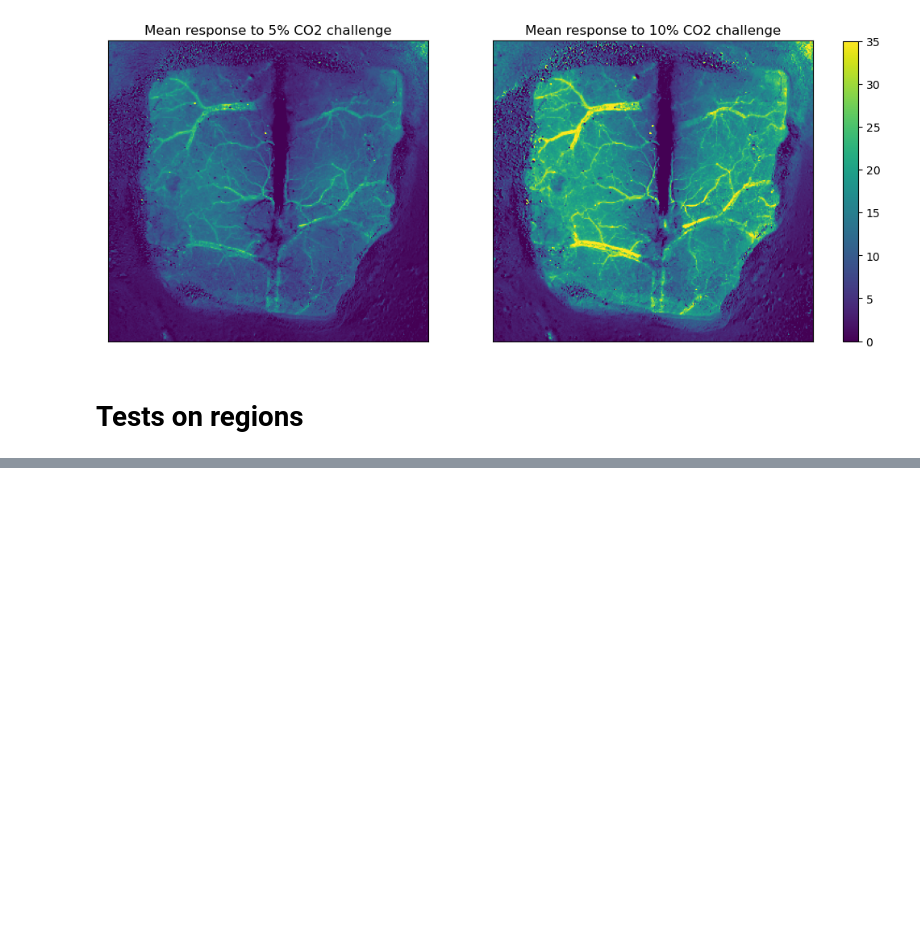
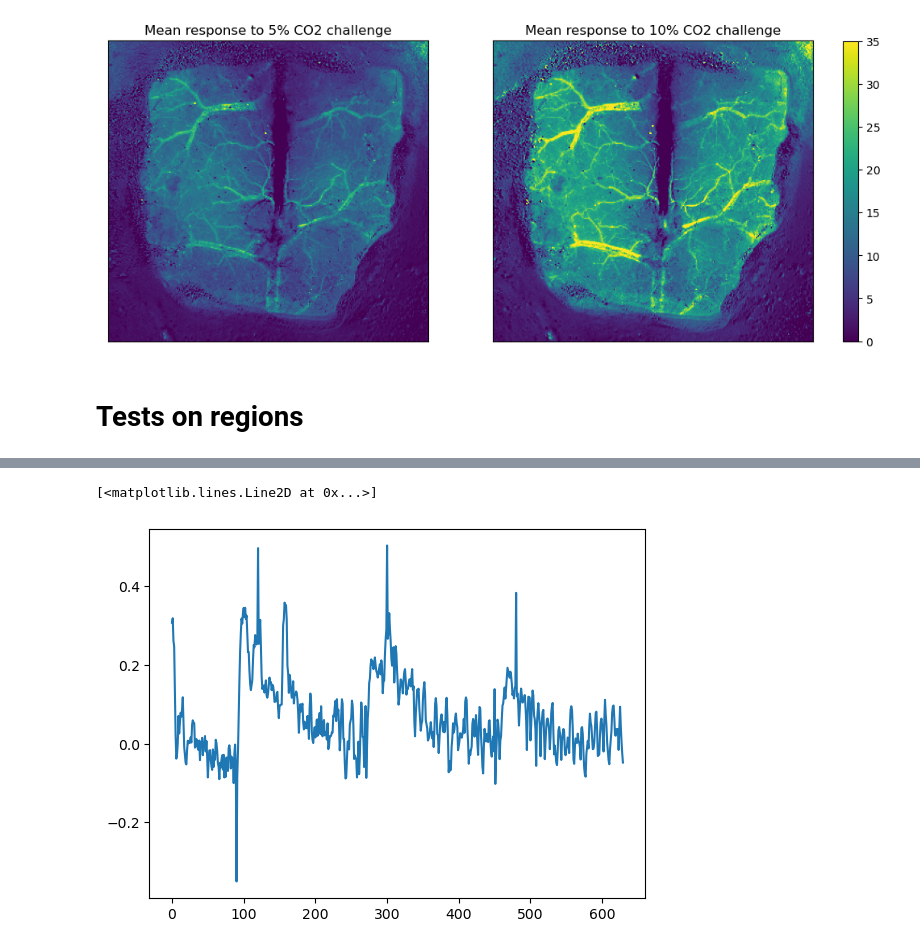
Before and after one commit to vincentpiano123/WideField, a Jupyter notebook: _HbT.ipynb, the cells around one changed output, grey strips where cells are left out. Saved outputs shown, nothing was run; the diff lists cells and outputs as text; code cells hidden in the pictures; blank space fills up the shorter version.

```diff
--- a/_HbT.ipynb
+++ b/_HbT.ipynb
@@ -414,2 +416,40 @@ mask_folder_path = '/Users/vincentchouinard/Documents/Maitrise/Data/RS_M38_22aou
 # %%
+dHbT = tiff.imread('/Volumes/DDE_Chouine/M38_forepaw_13fev/Hb_data/dHbT.tif')
+mask_folder_path = '/Volumes/DDE_Chouine/M38_forepaw_13fev/Masks'
 files = identify_files(mask_folder_path, 'mask_')
+
+id_list = [int(name.split('_')[1].split('.')[0]) for name in files]
+id_list.sort()
+sorted_files = [f'mask_{id}.tif' for id in id_list]
+
+def bin_pixels(frame, bin_size):
+    height, width = frame.shape[:2]
+    binned_height = height // bin_size
+    binned_width = width // bin_size
+
+    reshaped_frame = frame[:binned_height * bin_size, :binned_width * bin_size].reshape(binned_height, bin_size, binned_width, bin_size)
+    binned_frame = np.sum(reshaped_frame, axis=(1, 3), dtype=np.float32)
+    binned_frame = binned_frame / (bin_size**2)
+
+    return binned_frame
+
+timeseries = np.zeros((len(sorted_files), dHbT.shape[0]))
+for i, mask_name in enumerate(sorted_files):
+    mask = tiff.imread(mask_folder_path + '/' + mask_name)
+    binned_mask = bin_pixels(mask, 2)
+    mean_response = np.mean(binned_mask*dHbT, axis=(1,2))
+    timeseries[i, :] = mean_response
+
+from matplotlib.font_manager import FontProperties
+
+def plot_timeseries(ts_stack, id_list):
+    fig, ax = plt.subplots(figsize=(12,8), dpi = 120)
+    n_ts = ts_stack.shape[0]
+    height = 0
+    font = FontProperties(family='Times New Roman', weight='bold', size=12)
+
+    for i in range(n_ts):
+        plt.plot(ts_stack[i,:] + height, '-k')
+        plt.text(-30, ts_stack[i, :][0] + height, str(id_list[i]) + ' ', fontproperties=font, va='center', ha='right')
+        height += 2.4
+    plt.yticks([])
@@ -455,0 +540,5 @@ plot_timeseries(timeseries, id_list)
+# %%
+plt.plot(timeseries[3])
+# %% [output]
+[<matplotlib.lines.Line2D at 0x...>]
+[figure, added]
```
Also changed, not shown: parts of 25 cells of this notebook, 8 other files.
